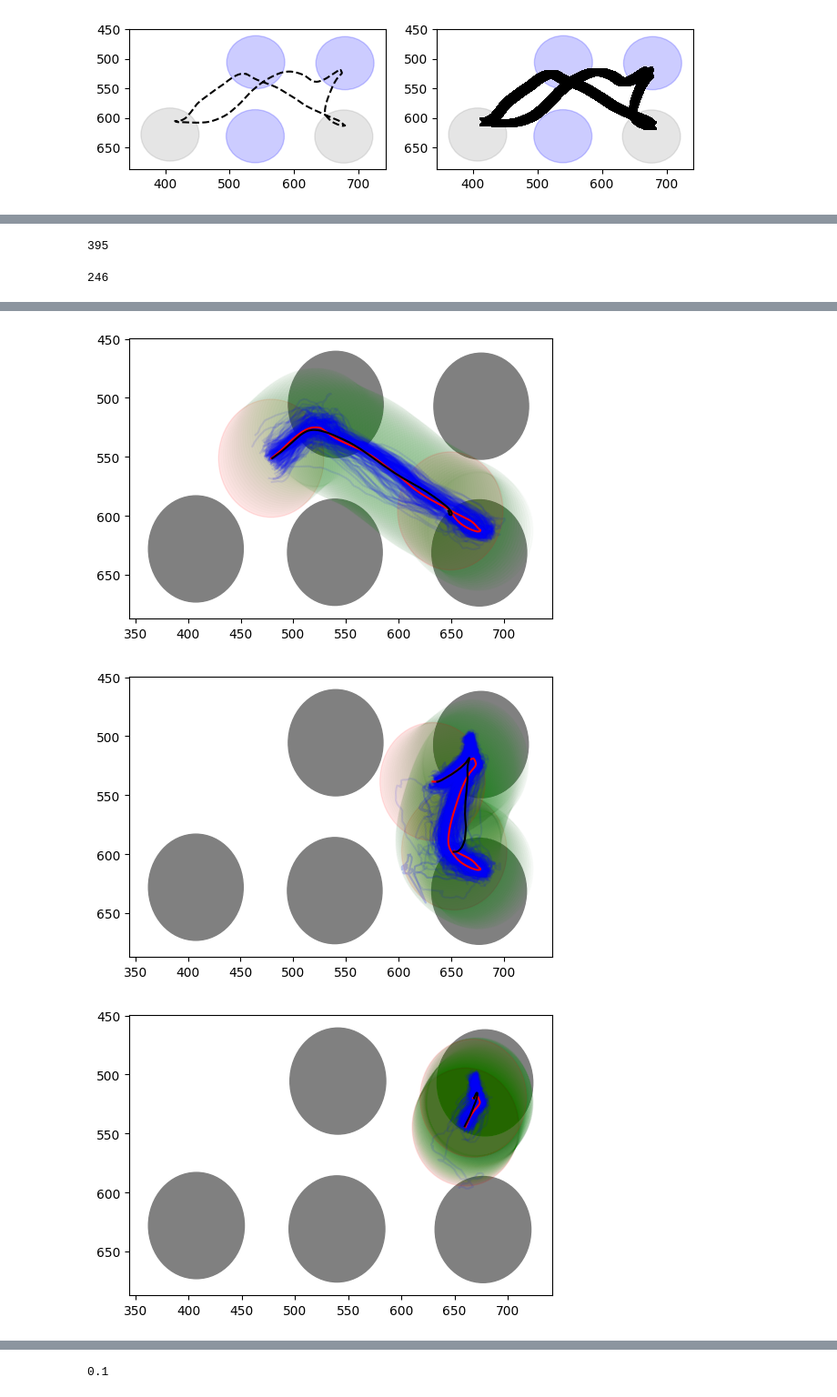
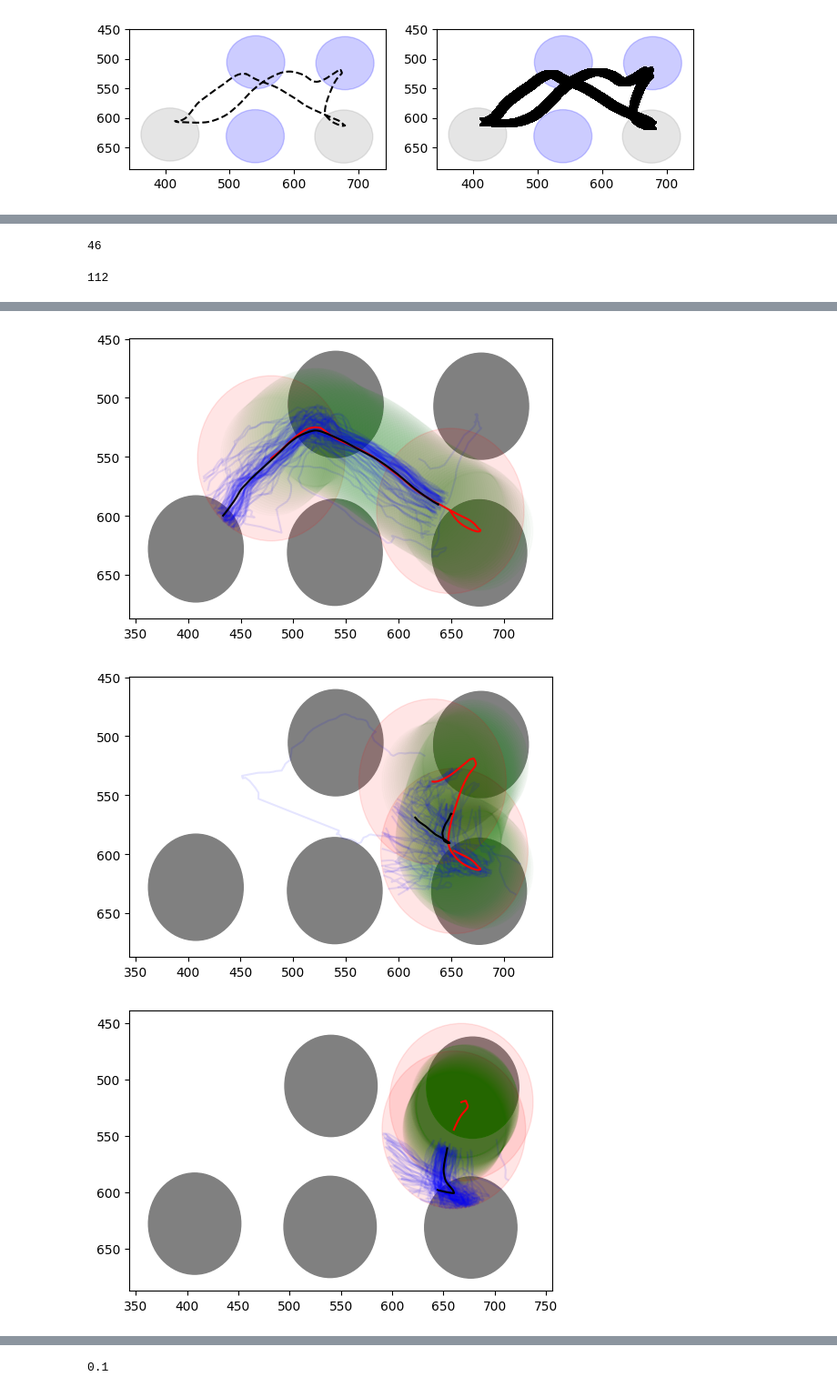
Before and after one commit to EmmettJT/sequences_analyse_PPSeq, a Jupyter notebook: revision_analysis/prioritisation_analysis/Untitled-1.ipynb, the cells around one changed output, grey strips where cells are left out. Shown at 91% size. Cells and saved outputs as stored; diff of their text form; code cells hidden in the pictures.

```diff
--- a/revision_analysis/prioritisation_analysis/Untitled-1.ipynb
+++ b/revision_analysis/prioritisation_analysis/Untitled-1.ipynb
@@ -1026,7 +1764,7 @@ def is_within_radius_np(points, center, radius):
     center = np.array(center)
     return np.linalg.norm(points - center, axis=1) <= radius
 
-def find_transition_times(start_center, end_center, intermediate_centers, trajectory, frame_filter, radius_start_end=10, radius_intermediate=5):
+def find_transition_times(start_center, end_center, intermediate_centers, trajectory, frame_filter, radius_start_end, radius_intermediate,add_points):
     """
     Finds unique trajectory transitions by scanning chronologically.
 
@@ -1034,6 +1772,7 @@ def find_transition_times(start_center, end_center, intermediate_centers, trajec
     - If tracking exits & re-enters the start radius, restart search.
     - The transition must reach the end radius and pass all intermediates.
     - The actual start & end points are adjusted to the closest positions to their centers.
+    - Adds 20 points to the start and end of the trajectory before trimming.
     """
     trajectory = np.array(trajectory)  # Convert trajectory to NumPy array for faster operations
     transitions = []
@@ -1063,28 +1802,34 @@ def find_transition_times(start_center, end_center, intermediate_centers, trajec
             if end_mask[i] and (i - start_idx) <= frame_filter:
                 # Continue tracking within the end radius to find the closest point before exit
                 exit_idx = i
-                while exit_idx + 1 < len(trajectory) and end_mask[exit_idx + 1]:
-                    exit_idx += 1  # Move forward while inside the end radius
+                # while exit_idx + 1 < len(trajectory) and end_mask[exit_idx + 1]:
+                #     exit_idx += 1  # Move forward while inside the end radius
 
                 # Check if all intermediate areas were visited at least once
                 passed_intermediates = np.array([np.any(mask[start_idx:exit_idx]) for mask in intermediate_masks])
 
                 if passed_intermediates.all():  # Must have passed through all intermediates
-                    # Trim to the closest start & end points
-                    start_candidates = np.where(start_mask[start_idx:exit_idx])[0] + start_idx
-                    end_candidates = np.where(end_mask[start_idx:exit_idx])[0] + start_idx
+                    # Add points before the start and after the end
+                    extended_start_idx = max(0, start_idx - add_points)
+                    extended_end_idx = min(len(trajectory) - 1, exit_idx + add_points)
 
-                    if len(start_candidates) == 0 or len(end_candidates) == 0:
-                        continue  # Skip if no valid start or end candidates found
+                    # # Trim to the closest start & end points within the radius
+                    # start_candidates = np.where(start_mask[extended_start_idx:exit_idx])[0] + extended_start_idx
+                    # end_candidates = np.where(end_mask[start_idx:extended_end_idx])[0] + start_idx
 
-                    closest_start = start_candidates[np.argmin(np.linalg.norm(trajectory[start_candidates] - np.array(start_center), axis=1))]
-                    closest_end = end_candidates[np.argmin(np.linalg.norm(trajectory[end_candidates] - np.array(end_center), axis=1))]
+                    # if len(start_candidates) == 0 or len(end_candidates) == 0:
+                    #     continue  # Skip if no valid start or end candidates found
 
-                    transitions.append((closest_start, closest_end))
+                    # closest_start = start_candidates[np.argmin(np.linalg.norm(trajectory[start_candidates] - np.array(start_center), axis=1))]
+                    # closest_end = end_candidates[np.argmin(np.linalg.norm(trajectory[end_candidates] - np.array(end_center), axis=1))]
+
+                    # transitions.append((closest_start, closest_end))
+                    transitions.append((extended_start_idx, extended_end_idx))
                     searching_for_start = True  # Restart search for next valid transition
                     start_idx = None  # Reset for next search
 
     return transitions
+
 
 
 ##### filtering of trajectories
@@ -1167,8 +1954,8 @@ for i in range(len(motif_start_ends_df)):
         points += [row]
 
     radius_intermediate =50
-    radius_start_end = 120
-    inds = find_transition_times(points[0], points[-1], points[1:-1], coords, frame_filter,radius_start_end, radius_intermediate)
+    radius_start_end = 70
+    inds = find_transition_times(points[0], points[-1], points[1:-1], coords, frame_filter,radius_start_end, radius_intermediate,0)
 
     filtered_inds = []
     for ind in inds:
@@ -1176,7 +1963,7 @@ for i in range(len(motif_start_ends_df)):
         if len(traject) > 10:
             filtered_inds += [ind]
 
-    filtered_inds = clean_up_trajectories(filtered_inds, coords, points[0], points[-1], points[1:-1], max_deviation=80)
+    # filtered_inds = clean_up_trajectories(filtered_inds, coords, points[0], points[-1], points[1:-1], max_deviation=80)
 
     fig, ax = plt.subplots(1, 1,figsize=(6, 4))
     for index,port_centroid in enumerate(port_centroids):
@@ -1186,7 +1973,7 @@ for i in range(len(motif_start_ends_df)):
 
     for index,centroid in enumerate(points):
         if index == 0 or index == len(points)-1:
-            rad,a,c = radius_intermediate,0.1,'red'
+            rad,a,c = radius_start_end,0.1,'red'
         else:
             rad,a,c = radius_intermediate,0.01,'green'
 
@@ -1207,7 +1994,7 @@ for i in range(len(motif_start_ends_df)):
     ax.plot(x,y,'-', color = 'red', alpha = 1)
 
 
-    av_of_found = interpolate_to_longest_and_find_average_curve(trajects,10000)
+    av_of_found = interpolate_to_longest_and_find_average_curve(trajects,1000)
     x = [point[0] for point in av_of_found]
     y = [point[1] for point in av_of_found]
     ax.plot(x,y,'-', color = 'k', alpha = 1)
@@ -1229,2 +2016,2 @@ for i in range(len(motif_start_ends_df)):
-395
+46
-246
+112
@@ -1233,3 +2020,3 @@ for i in range(len(motif_start_ends_df)):
-[figure, old version]
+[figure, new version]
-[figure, old version]
+[figure, new version]
-[figure, old version]
+[figure, new version]
```
Also changed, not shown: parts of 32 cells of this notebook.
